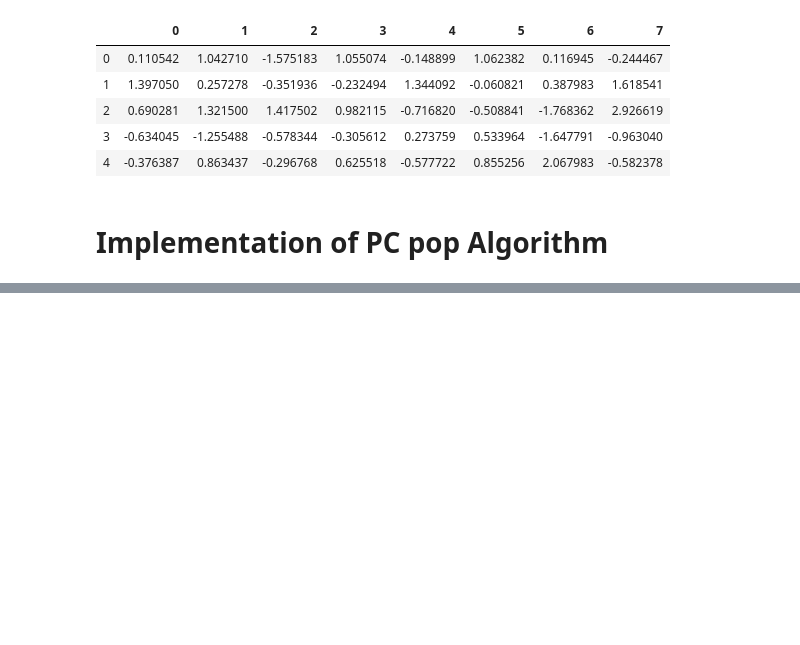
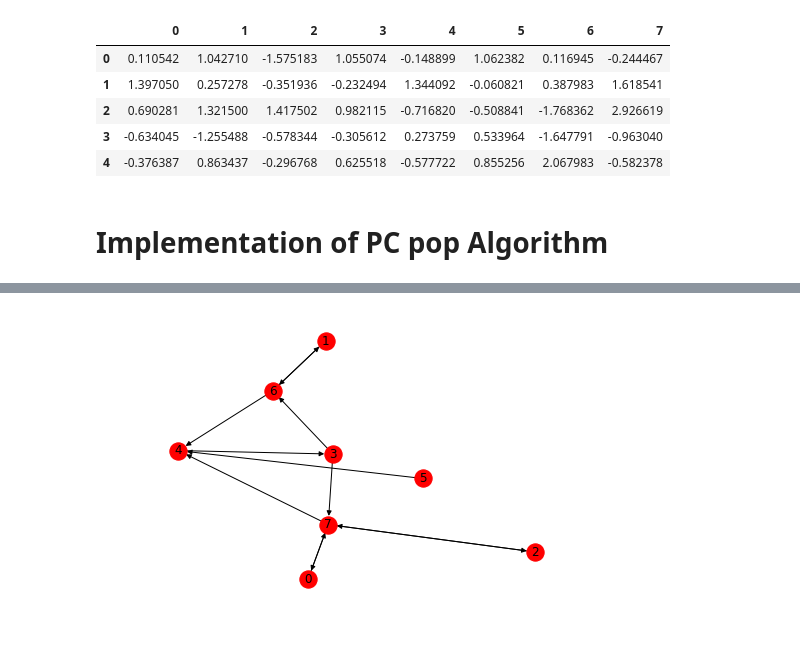
Before and after one commit to valentingarnier/networkAnalytics, a Jupyter notebook: Problem1_finalProject.ipynb, the cells around one changed output, grey strips where cells are left out. Saved outputs shown, nothing was run; the diff lists cells and outputs as text; code cells hidden in the pictures; blank space fills up the shorter version.

```diff
--- a/Problem1_finalProject.ipynb
+++ b/Problem1_finalProject.ipynb
@@ -162,0 +148,45 @@ nx.draw(G, with_labels = True)
+# %%
+def meek_rules(G_skel, separation_sets):
+    #orient v structures : third part in the project pdf
+    G_skel_copy = G_skel.copy()
+    G_skel_directed = G_skel_copy.to_directed()
+    for i in range(len(vertex_set)):
+        for j in range(i + 1, len(vertex_set)):
+                if not nodes_connected(vertex_set[i], vertex_set[j]):
+                    common_neighbors = list(nx.common_neighbors(G_skel, vertex_set[i], vertex_set[j]))
+                    if len(common_neighbors) > 0:
+                        for k in common_neighbors:
+                            if k in separation_sets[(vertex_set[i], vertex_set[j])]:
+                                if G_skel_directed.has_edge(k, vertex_set[i]) and G_skel_directed.has_edge(k, vertex_set[j]):
+                                    G_skel_directed.remove_edge(k, i)
+                                    G_skel_directed.remove_edge(k, j)
+    #Now work with as many undirected edges possible
+    #Apply meek rules on all remaining undirected edges
+    for i in range(len(vertex_set)):
+        for j in range(i + 1, len(vertex_set)):
+            x, y = vertex_set[i], vertex_set[j]
+            #If the two are linked by two edges = undirected edges
+            if G_skel_directed.has_edge(x, y) and G_skel_directed.has_edge(y, x):
+                #R1
+                in_edges_x = list(G_skel_directed.in_edges(x))
+                if len(in_edges_x) > 1:
+                    for e in in_edges_x:
+                        if not nodes_connected(e[0], y):
+                            if G_skel_directed.has_edge(y, x):
+                                G_skel_directed.remove_edge(y, x)
+                #R2
+                out_edges_x = map(lambda x: x[1], list(G_skel_directed.out_edges(x)))
+                in_edges_y = map(lambda x: x[0], list(G_skel_directed.in_edges(y)))
+                if len(set(out_edges_x).intersection(set(in_edges_y))) > 0:
+                    if G_skel_directed.has_edge(y, x):
+                        G_skel_directed.remove_edge(y, x)
+                #R3
+
+
+                #R4
+
+    nx.draw(G_skel_directed, with_labels = True)
+# %%
+meek_rules(G_new, separation_sets)
+# %% [output]
+[figure, added]
```
Also changed, not shown: parts of 9 cells of this notebook.
